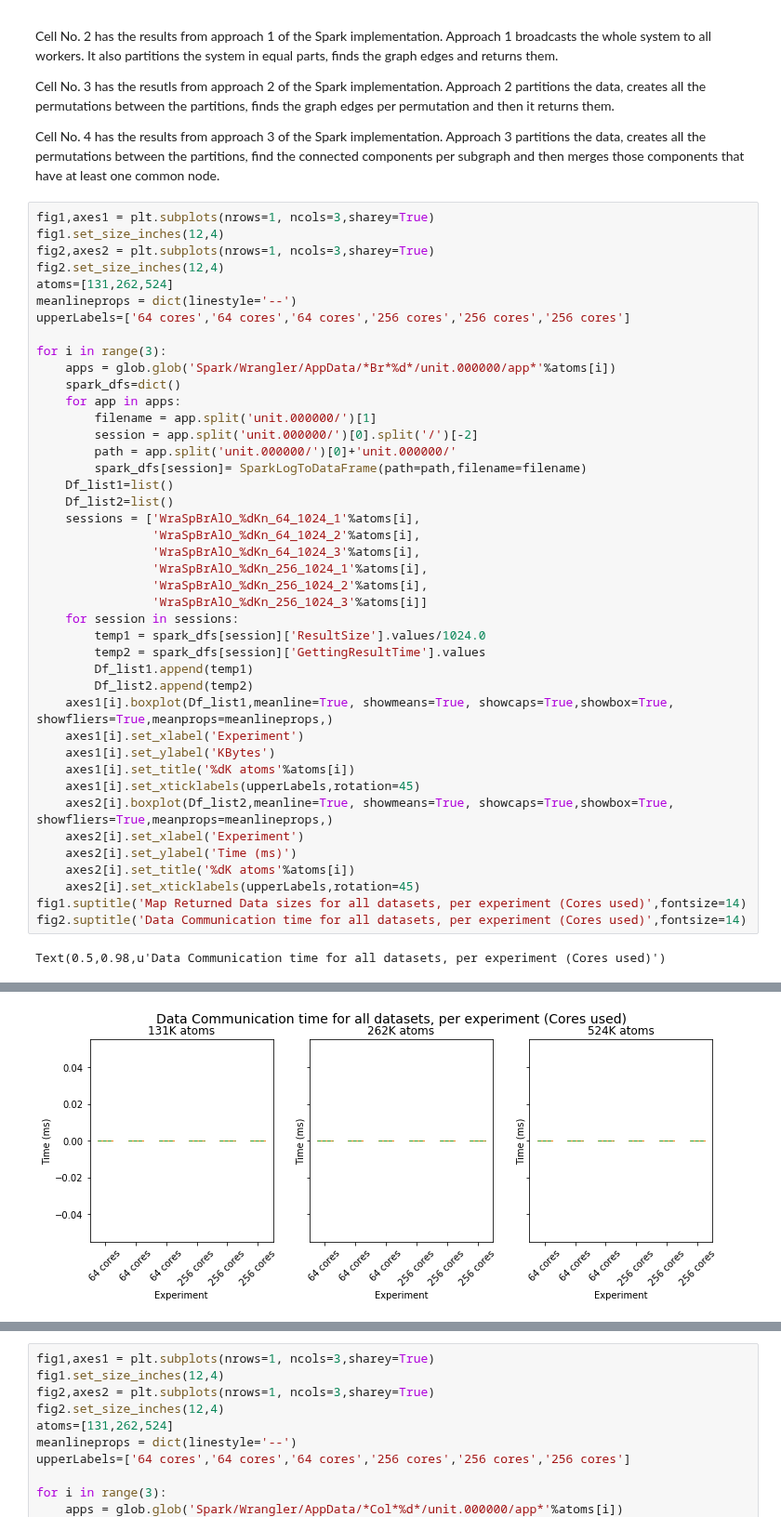
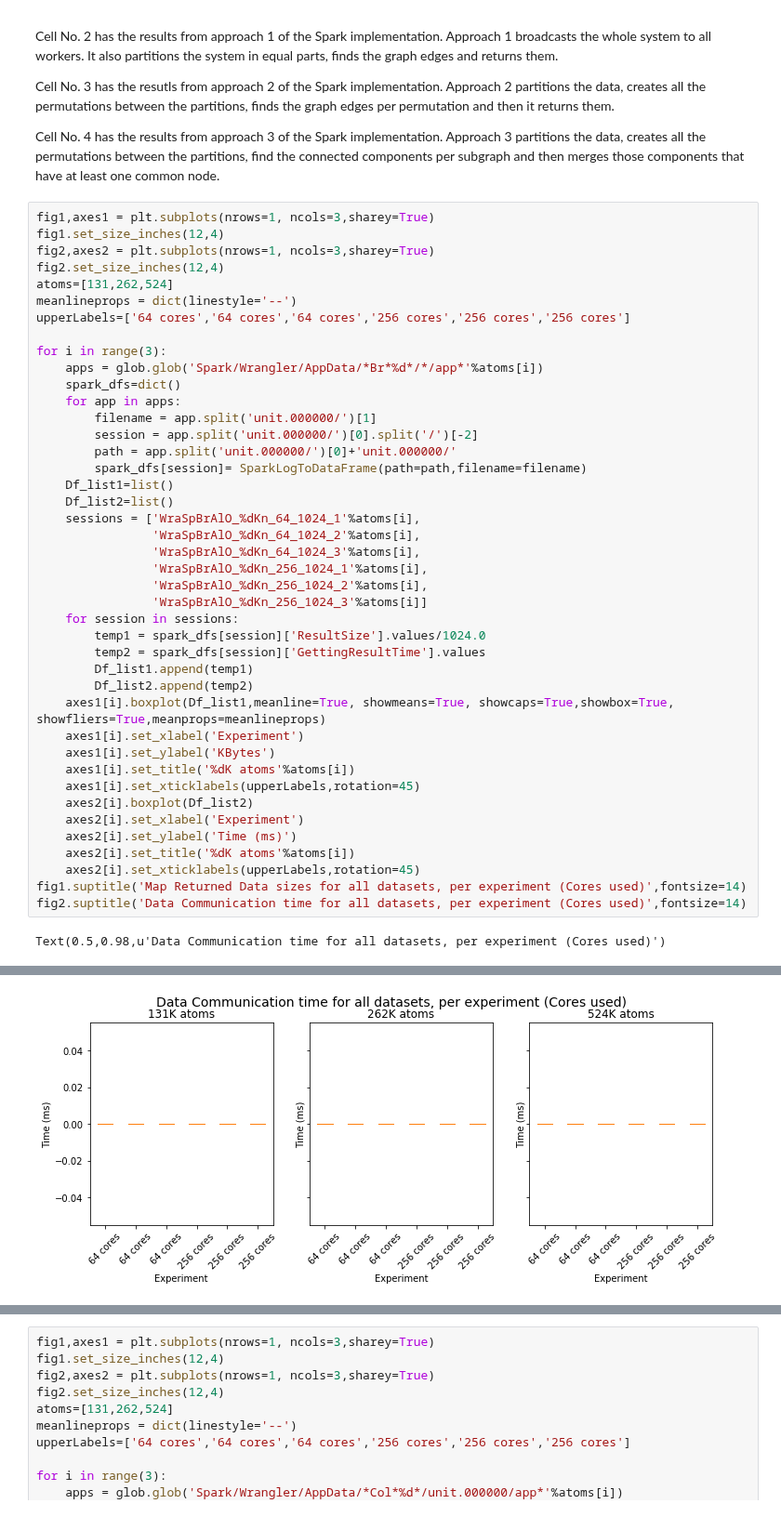
Before and after one commit to radical-experiments/midas_exps, a Jupyter notebook: leaflet-finder/CommunicationTimesDataflow.ipynb, the cells around one changed output, grey strips where cells are left out. Shown at 93% size. Cells and saved outputs as stored; diff of their text form.

Commit message:
Communication Data

```diff
--- a/leaflet-finder/CommunicationTimesDataflow.ipynb
+++ b/leaflet-finder/CommunicationTimesDataflow.ipynb
@@ -34,39 +34,39 @@ meanlineprops = dict(linestyle='--')
 upperLabels=['64 cores','64 cores','64 cores','256 cores','256 cores','256 cores']
 
 for i in range(3):
-    apps = glob.glob('Spark/Wrangler/AppData/*Br*%d*/unit.000000/app*'%atoms[i])
+    apps = glob.glob('Spark/Wrangler/AppData/*Br*%d*/*/app*'%atoms[i])
     spark_dfs=dict()
     for app in apps:
         filename = app.split('unit.000000/')[1]
         session = app.split('unit.000000/')[0].split('/')[-2]
         path = app.split('unit.000000/')[0]+'unit.000000/'
         spark_dfs[session]= SparkLogToDataFrame(path=path,filename=filename)
     Df_list1=list()
     Df_list2=list()
     sessions = ['WraSpBrAlO_%dKn_64_1024_1'%atoms[i],
                 'WraSpBrAlO_%dKn_64_1024_2'%atoms[i],
                 'WraSpBrAlO_%dKn_64_1024_3'%atoms[i],
                 'WraSpBrAlO_%dKn_256_1024_1'%atoms[i],
                 'WraSpBrAlO_%dKn_256_1024_2'%atoms[i],
                 'WraSpBrAlO_%dKn_256_1024_3'%atoms[i]]
     for session in sessions:
         temp1 = spark_dfs[session]['ResultSize'].values/1024.0
         temp2 = spark_dfs[session]['GettingResultTime'].values
         Df_list1.append(temp1)
         Df_list2.append(temp2)
-    axes1[i].boxplot(Df_list1,meanline=True, showmeans=True, showcaps=True,showbox=True, showfliers=True,meanprops=meanlineprops,)
+    axes1[i].boxplot(Df_list1,meanline=True, showmeans=True, showcaps=True,showbox=True, showfliers=True,meanprops=meanlineprops)
     axes1[i].set_xlabel('Experiment')
     axes1[i].set_ylabel('KBytes')
     axes1[i].set_title('%dK atoms'%atoms[i])
     axes1[i].set_xticklabels(upperLabels,rotation=45)
-    axes2[i].boxplot(Df_list2,meanline=True, showmeans=True, showcaps=True,showbox=True, showfliers=True,meanprops=meanlineprops,)
+    axes2[i].boxplot(Df_list2)
     axes2[i].set_xlabel('Experiment')
     axes2[i].set_ylabel('Time (ms)')
     axes2[i].set_title('%dK atoms'%atoms[i])
     axes2[i].set_xticklabels(upperLabels,rotation=45)
 fig1.suptitle('Map Returned Data sizes for all datasets, per experiment (Cores used)',fontsize=14)
 fig2.suptitle('Data Communication time for all datasets, per experiment (Cores used)',fontsize=14)
 # %% [output]
 Text(0.5,0.98,u'Data Communication time for all datasets, per experiment (Cores used)')
 [figure]
-[figure, old version]
+[figure, new version]
```
Also changed, not shown: parts of 7 cells of this notebook.
